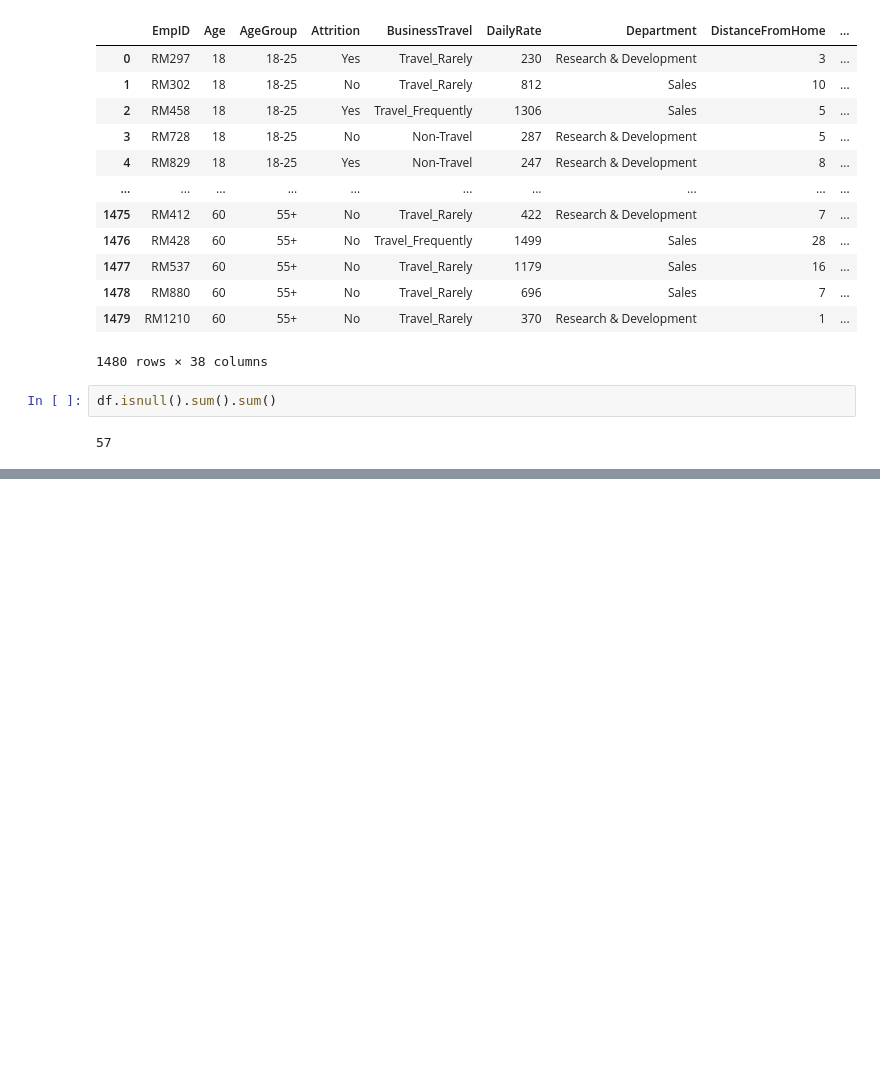
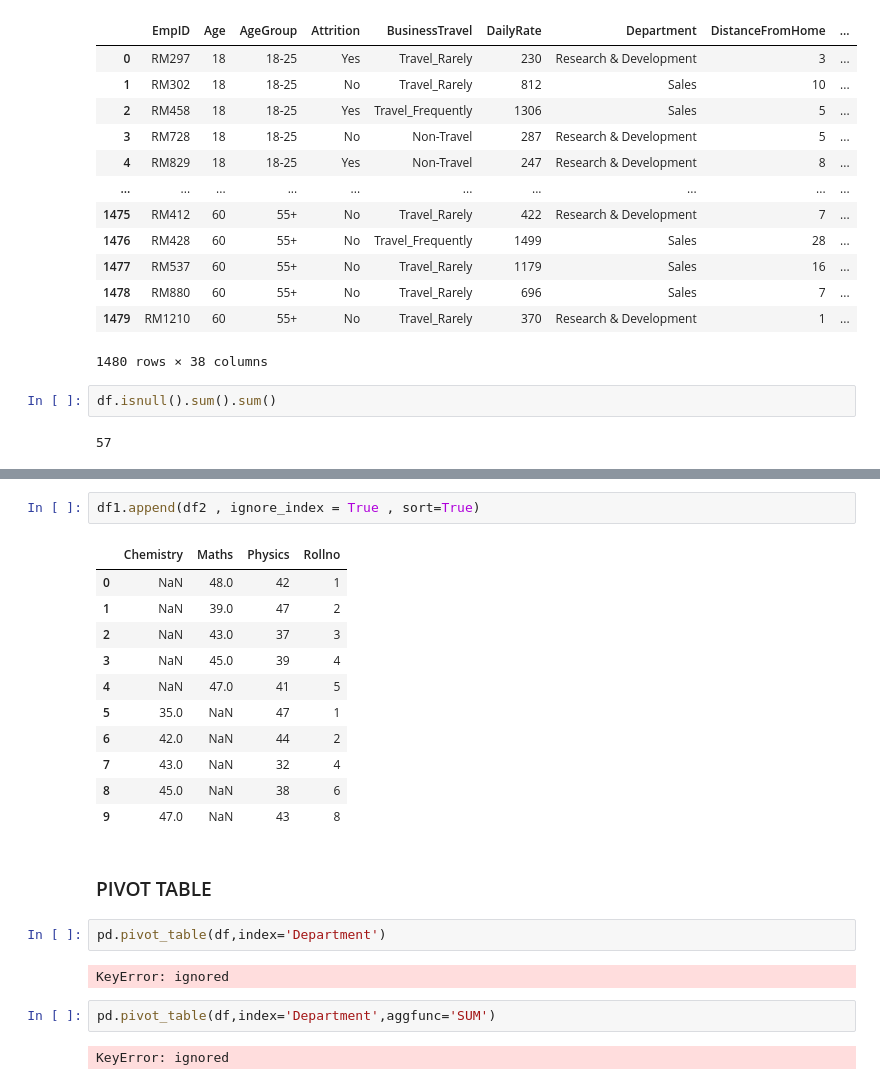
Before and after one commit to tusharmaurya267/Python_basic, a Jupyter notebook: pandas.ipynb, the cells around one changed output, grey strips where cells are left out. Saved outputs shown, nothing was run; the diff lists cells and outputs as text; blank space fills up the shorter version.

```diff
--- a/pandas.ipynb
+++ b/pandas.ipynb
@@ -319,0 +589,24 @@ df.replace(to_replace=25 , method = 'ffill')
+# %%
+df1.append(df2 , ignore_index = True , sort=True)
+# %% [output]
+|  | Chemistry | Maths | Physics | Rollno |
+| 0 | NaN | 48.0 | 42 | 1 |
+| 1 | NaN | 39.0 | 47 | 2 |
+| 2 | NaN | 43.0 | 37 | 3 |
+| 3 | NaN | 45.0 | 39 | 4 |
+| 4 | NaN | 47.0 | 41 | 5 |
+| 5 | 35.0 | NaN | 47 | 1 |
+| 6 | 42.0 | NaN | 44 | 2 |
+| 7 | 43.0 | NaN | 32 | 4 |
+| 8 | 45.0 | NaN | 38 | 6 |
+| 9 | 47.0 | NaN | 43 | 8 |
+# %% [markdown]
+### PIVOT TABLE
+# %%
+pd.pivot_table(df,index='Department')
+# %% [output]
+KeyError: ignored
+# %%
+pd.pivot_table(df,index='Department',aggfunc='SUM')
+# %% [output]
+KeyError: ignored
```
Also changed, not shown: parts of 32 cells of this notebook.
